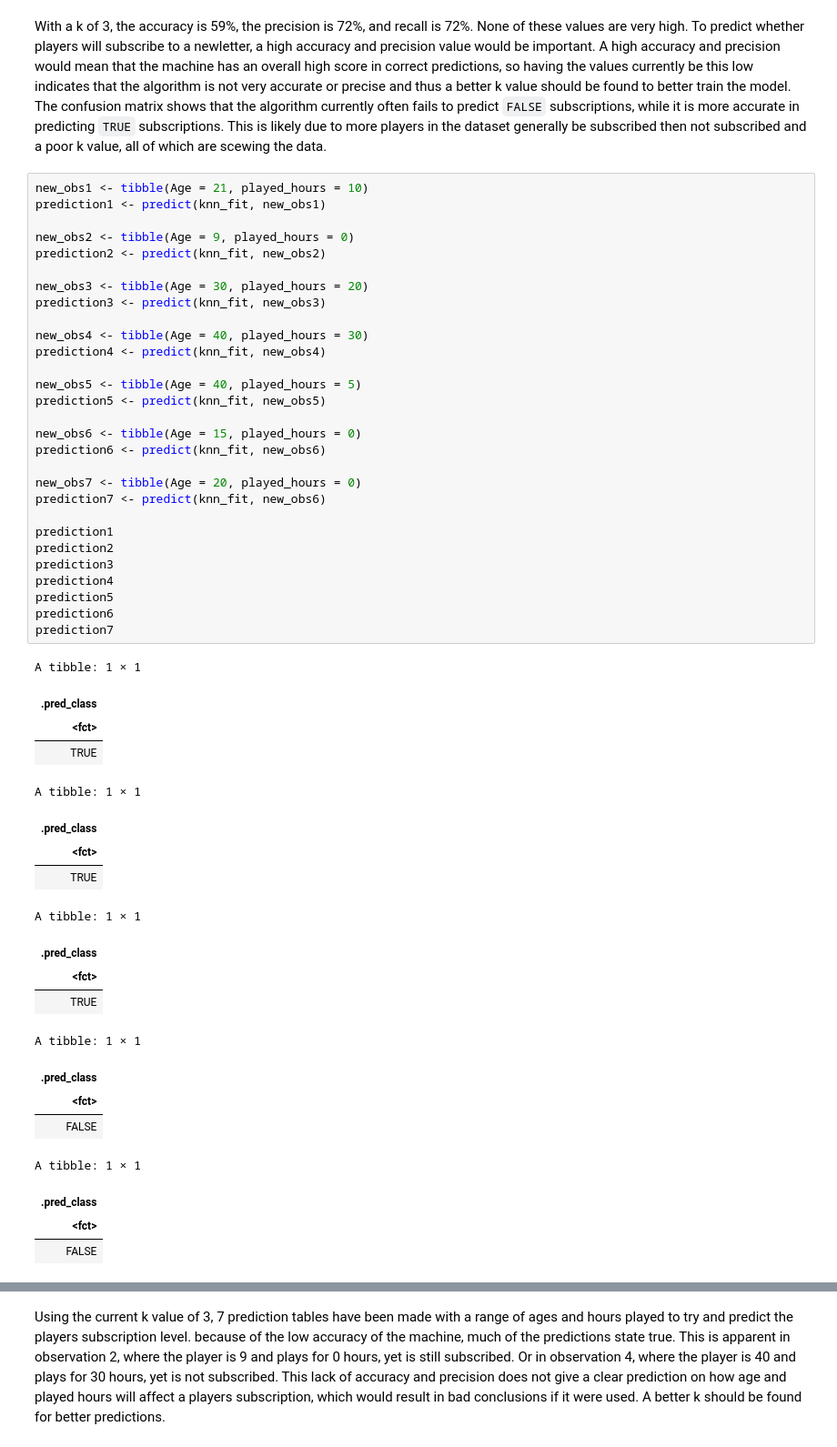
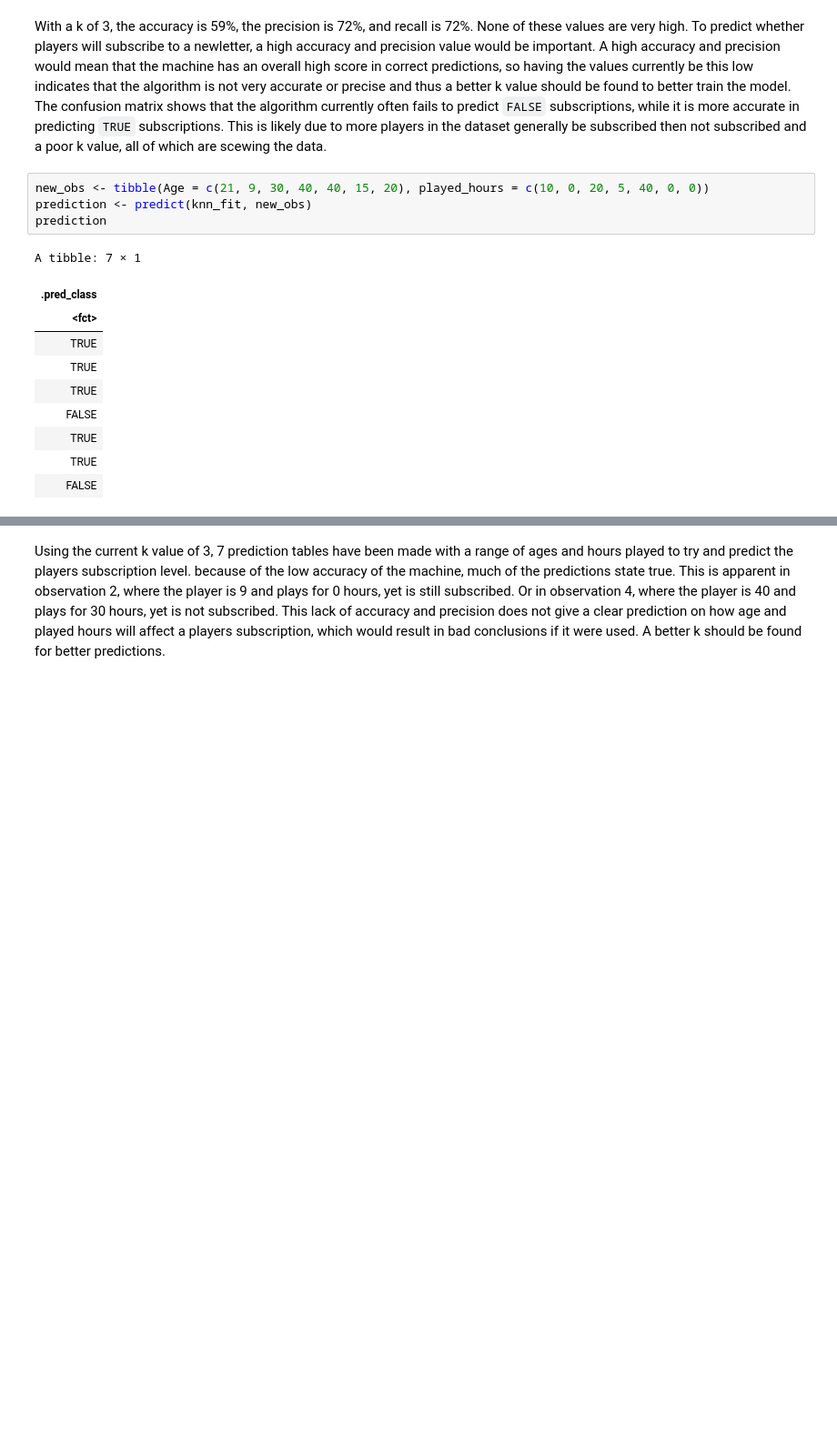
Before and after one commit to annhuynhh/dsci_group_final_project, a Jupyter notebook: dsci_final_project.ipynb, the cells around one changed output, grey strips where cells are left out. Shown at 91% size. Drawn from its saved outputs; the diff is of its cells as text; blank space fills up the shorter version.

```diff
--- a/dsci_final_project.ipynb
+++ b/dsci_final_project.ipynb
@@ -221,52 +221,17 @@ Prediction FALSE TRUE
 # %% [markdown]
 With a k of 3, the accuracy is 59%, the precision is 72%, and recall is 72%. None of these values are very high. To predict whether players will subscribe to a newletter, a high accuracy and precision value would be important. A high accuracy and precision would mean that the machine has an overall high score in correct predictions, so having the values currently be this low indicates that the algorithm is not very accurate or precise and thus a better k value should be found to better train the model. The confusion matrix shows that the algorithm currently often fails to predict `FALSE` subscriptions, while it is more accurate in predicting `TRUE` subscriptions. This is likely due to more players in the dataset generally be subscribed then not subscribed and a poor k value, all of which are scewing the data.
 # %%
-new_obs1 <- tibble(Age = 21, played_hours = 10)
-prediction1 <- predict(knn_fit, new_obs1)
-
-new_obs2 <- tibble(Age = 9, played_hours = 0)
-prediction2 <- predict(knn_fit, new_obs2)
-
-new_obs3 <- tibble(Age = 30, played_hours = 20)
-prediction3 <- predict(knn_fit, new_obs3)
-
-new_obs4 <- tibble(Age = 40, played_hours = 30)
-prediction4 <- predict(knn_fit, new_obs4)
-
-new_obs5 <- tibble(Age = 40, played_hours = 5)
-prediction5 <- predict(knn_fit, new_obs5)
-
-new_obs6 <- tibble(Age = 15, played_hours = 0)
-prediction6 <- predict(knn_fit, new_obs6)
-
-new_obs7 <- tibble(Age = 20, played_hours = 0)
-prediction7 <- predict(knn_fit, new_obs6)
-
-prediction1
-prediction2
-prediction3
-prediction4
-prediction5
-prediction6
-prediction7
+new_obs <- tibble(Age = c(21, 9, 30, 40, 40, 15, 20), played_hours = c(10, 0, 20, 5, 40, 0, 0))
+prediction <- predict(knn_fit, new_obs)
+prediction
 # %% [output]
-A tibble: 1 × 1
+A tibble: 7 × 1
 | .pred_class |
 | <fct> |
 | TRUE |
+| TRUE |
+| TRUE |
+| FALSE |
+| TRUE |
+| TRUE |
+| FALSE |
-A tibble: 1 × 1
-| .pred_class |
-| <fct> |
-| TRUE |
-A tibble: 1 × 1
-| .pred_class |
-| <fct> |
-| TRUE |
-A tibble: 1 × 1
-| .pred_class |
-| <fct> |
-| FALSE |
-A tibble: 1 × 1
-| .pred_class |
-| <fct> |
-| FALSE |
```
Also changed, not shown: parts of 9 cells of this notebook.
